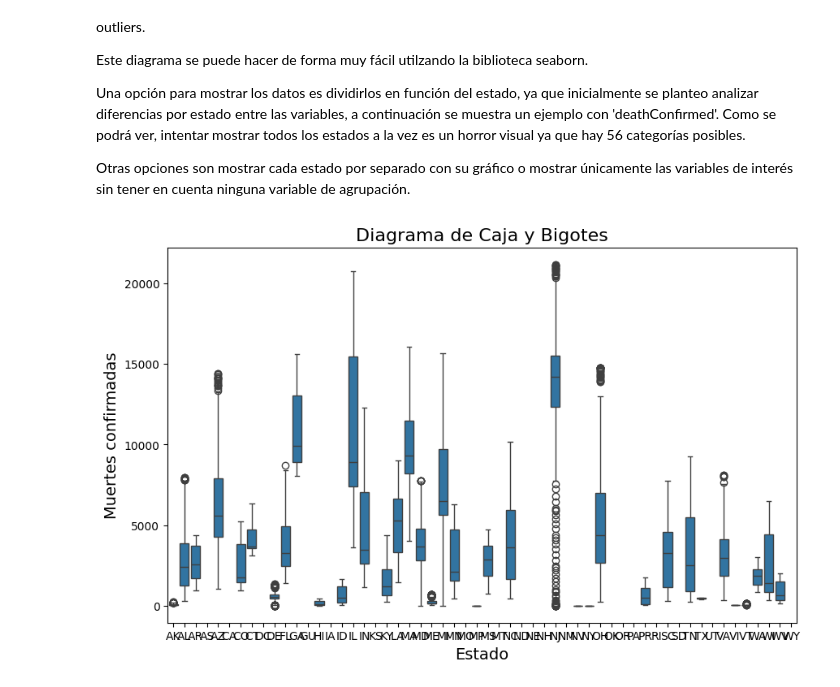
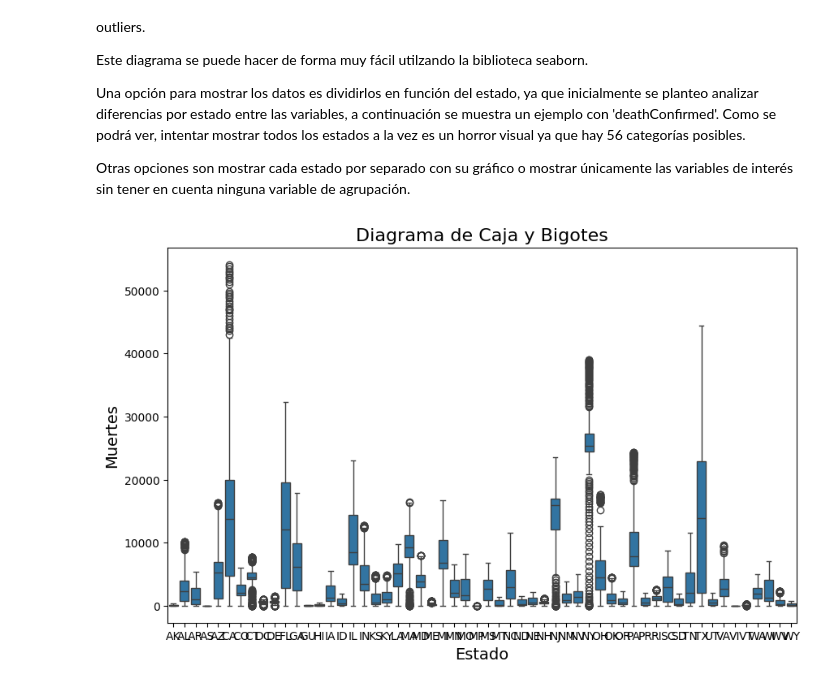
Before and after one commit to AI-School-F5-P3/Carri-Datathon, a Jupyter notebook: Analisis.ipynb, the cells around one changed output. Cells and saved outputs as stored; diff of their text form; code cells hidden in the pictures.

```diff
--- a/Analisis.ipynb
+++ b/Analisis.ipynb
@@ -49,7 +49,7 @@ Para seleccionar correctamente los datos en este caso basta con mirar el nombre
 # %%
 # Seleccionamos las variables que nos interesan
 
-df_subset = df[["date", "state", "positive", "negative", "hospitalized", "deathConfirmed"]]
+df_subset = df[["date", "state", "positive", "negative", "hospitalized", "death"]]
 
 #Comprobamos la extracción de datos con head
 print(df_subset.head())
@@ -211,17 +209,17 @@ Otras opciones son mostrar cada estado por separado con su gráfico o mostrar ú
 # %%
 import seaborn as sns
 import matplotlib.pyplot as plt
 
 plt.figure(figsize=(10, 6))
-box_plot = sns.boxplot(x='state', y='deathConfirmed', data=df_subset)
+box_plot = sns.boxplot(x='state', y='death', data=df_subset)
 
 plt.title('Diagrama de Caja y Bigotes', fontsize=16)
 plt.xlabel('Estado', fontsize=14)
-plt.ylabel('Muertes confirmadas', fontsize=14)
+plt.ylabel('Muertes', fontsize=14)
 
 plt.show()
 # %% [output]
-[figure, old version]
+[figure, new version]
 # %%
 import seaborn as sns
 import matplotlib.pyplot as plt
```
Also changed, not shown: parts of 13 cells of this notebook.
